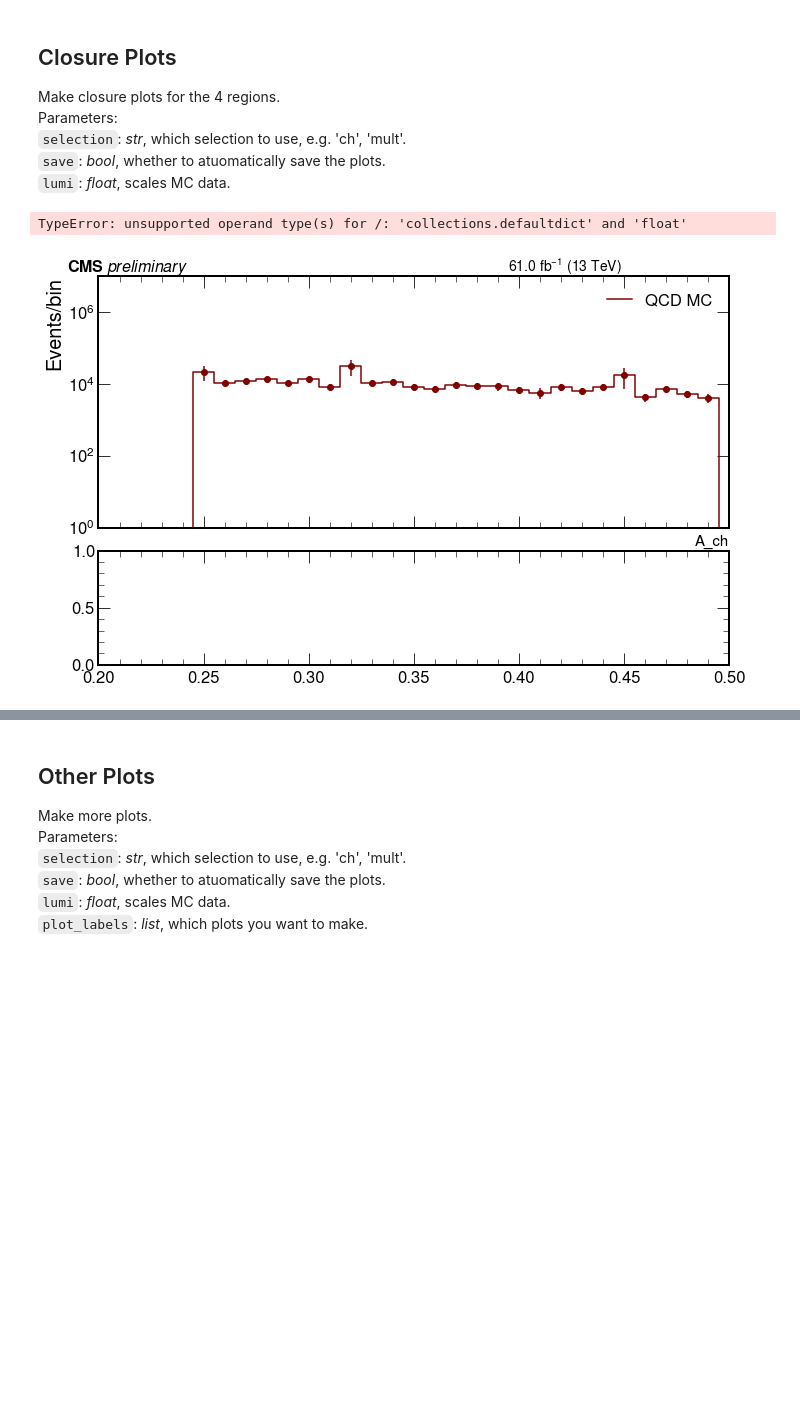
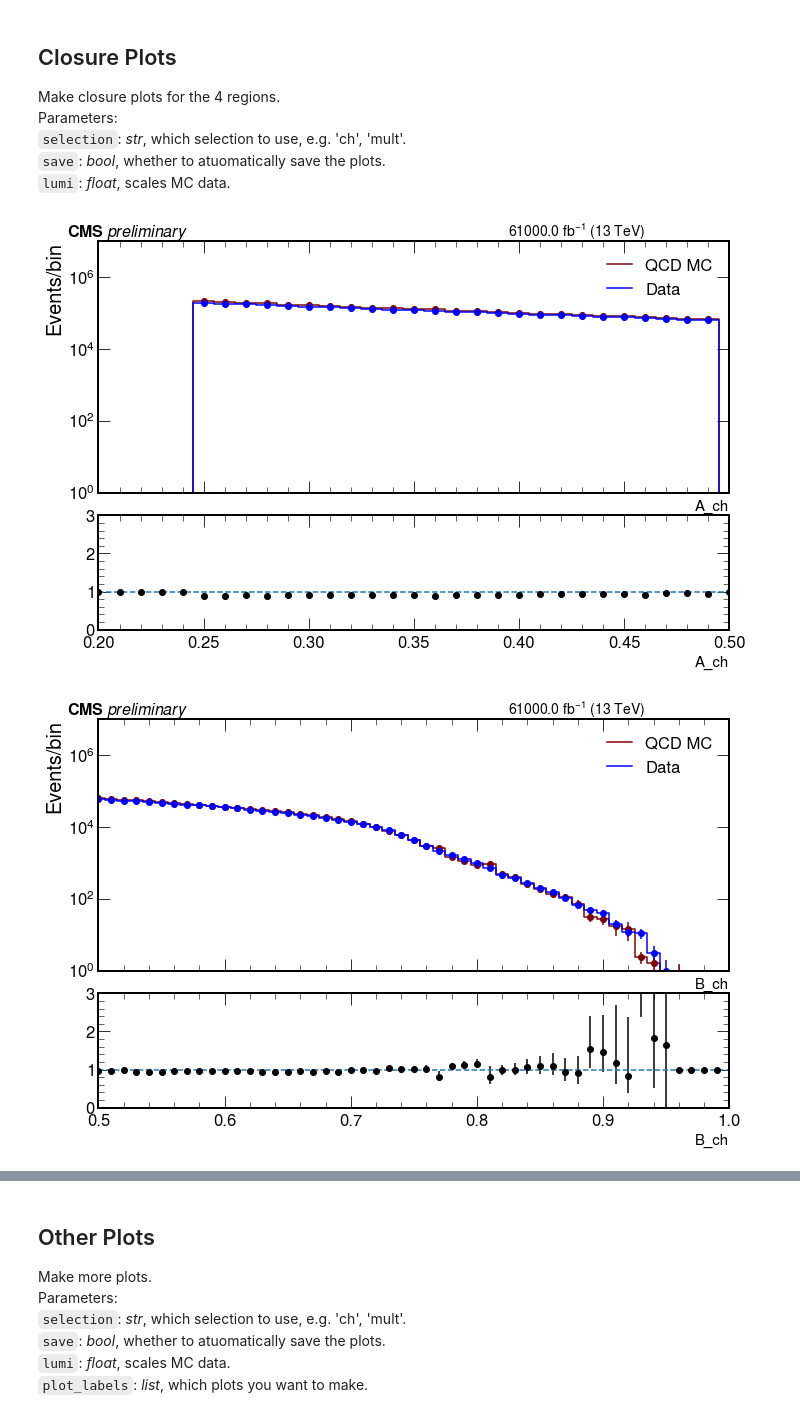
Before and after one commit to SUEPPhysics/SUEPCoffea_dask, a Jupyter notebook: plotting/plot_data.ipynb, the cells around one changed output, grey strips where cells are left out. Drawn from its saved outputs; the diff is of its cells as text; code cells hidden in the pictures; blank space fills up the shorter version.

```diff
--- a/plotting/plot_data.ipynb
+++ b/plotting/plot_data.ipynb
@@ -52,11 +41,13 @@ Some useful functions used throughout the notebook.
 `FIXME`: move these in a utils.py script? Add descriptions?
 # %%
 # function to load files from pickle
-def openpkl(infile_name, nlabels=1):
+def openpkl(infile_name):
     with (open(infile_name, "rb")) as openfile:
-        plots = pickle.load(openfile)
-        for i in range(nlabels -1):
-            plots.update(pickle.load(openfile))
+        while True:
+            try:
+                plots = pickle.load(openfile)
+            except EOFError:
+                break
     return plots
 
 def plot1d(h, ax, label, rebin=-1, color='midnightblue', lw=1):
@@ -197,7 +222,7 @@ Parameters:<br>
 ### Make ABCD plots and table based on selection (e.g. 'ch', 'mult')
 selection = 'ch'
 save = False
-lumi = 61
+lumi = 61000
 
 for plot_label in ['A_'+selection,'B_'+selection,'C_'+selection,'D_exp_'+selection,'D_obs_'+selection]:
 
@@ -208,15 +233,15 @@ for plot_label in ['A_'+selection,'B_'+selection,'C_'+selection,'D_exp_'+selecti
     hep.cms.label("Preliminary", data=True, year=2018)
 
     # QCD hist for ABCD region
-    #hdata = plots['data'][plot_label]
+    hdata = plots['data'][plot_label]
     hQCD_MC = plots['QCD_MC'][plot_label] * lumi
 
     # plot QCD, sum values and errs
-    #plot1d(hdata, ax, 'Data', color='maroon', lw=2)
+    plot1d(hdata, ax, 'Data', color='maroon', lw=2)
     plot1d(hQCD_MC, ax, 'QCD - MC', color='midnightblue', lw=2)
 
-    #data['data'][plot_label]["value"] = np.sum(hdata.values())
-    #data['data'][plot_label]["err"] = np.sum(np.sqrt(hdata.variances()))
+    data['data'][plot_label]["value"] = np.sum(hdata.values())
+    data['data'][plot_label]["err"] = np.sum(np.sqrt(hdata.variances()))
     data['QCD_MC'][plot_label]["value"] = np.sum(hQCD_MC.values())
     data['QCD_MC'][plot_label]["err"] = np.sum(np.sqrt(hQCD_MC.variances()))
 
@@ -246,14 +271,14 @@ Parameters:<br>
 ### Make ABCD plots and table based on selection (e.g. 'ch', 'mult')
 selection = 'ch'
 save = True
-lumi = 61
+lumi = 61000
 
 for plot_label in ['A_'+selection,'B_'+selection,'C_'+selection,'D_exp_'+selection,'D_obs_'+selection]:
 
     if 'D_obs' in plot_label and (not unblind): continue
 
     hQCD_MC = plots['QCD_MC'][plot_label]
-    #hdata = plots['data'][plot_label]
+    hdata = plots['data'][plot_label]
 
     #Set up variables for the stacked histogram
     plt.figure(figsize=(12,10))
@@ -266,10 +291,10 @@ for plot_label in ['A_'+selection,'B_'+selection,'C_'+selection,'D_exp_'+selecti
     ax1.step(x[:-1],QCD_MC, color='maroon',label="QCD MC", where='mid')
     ax1.errorbar(x[:-1],QCD_MC, yerr=hQCD_MC_errs, color="maroon".upper(), fmt='o')
 
-    # data, x = hdata.to_numpy()
-    # hdata_errs = np.sqrt(hdata.variances())
-    # ax1.step(x[:-1],data, color='blue',label="Data", where= 'mid')
-    # ax1.errorbar(x[:-1],data, yerr=hdata_errs, color="blue".upper(), fmt='o')
+    data, x = hdata.to_numpy()
+    hdata_errs = np.sqrt(hdata.variances())
+    ax1.step(x[:-1],data, color='blue',label="Data", where= 'mid')
+    ax1.errorbar(x[:-1],data, yerr=hdata_errs, color="blue".upper(), fmt='o')
 
 
     #Set parameters that will be used to make the plots prettier
@@ -296,32 +321,32 @@ for plot_label in ['A_'+selection,'B_'+selection,'C_'+selection,'D_exp_'+selecti
     #X and Y labels (Do not use the central matplotlob default), text, and legend
     ax1.set_xlabel(plot_label, x=1, ha='right', fontsize=15)
     ax1.set_ylabel("Events/bin", y=1, ha='right')
     cms_txt = ax1.text(
             lower_label, max_y*1.08, u"CMS $\it{preliminary}$",
             fontsize=16, fontweight='bold',
     )
 
     lumi_txt = ax1.text(
             upper_label, max_y*1.08, r"%.1f fb$^{-1}$ (13 TeV)" % lumi,
             fontsize=14,
     )
     ax1.legend()
 
     ax2 = plt.subplot2grid((4,1), (2,0),sharex=ax1)
     plt.setp(ax1.get_xticklabels(), visible=False)
 
     # calculate the upper and lower errors
     # suppress errors where the denonminator is 0
     QCD_MC = np.where(QCD_MC>0, QCD_MC, -1)
     yerrors_up = np.where(QCD_MC>0, data/QCD_MC - (data-hdata_errs)/(QCD_MC+hQCD_MC_errs), np.nan)
     yerrors_low = np.where(QCD_MC>0, (data+hdata_errs)/(QCD_MC-hQCD_MC_errs) - data/QCD_MC, np.nan)
     yerrors = [yerrors_up, yerrors_low]
 
     ax2.errorbar(x[:-1],np.where((data>0) & (QCD_MC>0),data/QCD_MC,1),yerr=yerrors, color="black", fmt='o')
     ax2.axhline(1, ls="--")
     ax2.set_ylim(0,3)
     ax2.set_xlabel(plot_label, fontsize=15)
     if save: plt.savefig(output_label + "_" + plot_label+ "_closure_"+selection+file_ext)
 # %% [output]
-TypeError: unsupported operand type(s) for /: 'collections.defaultdict' and 'float'
-[figure, old version]
+[figure, new version]
+[figure, added]
```
Also changed, not shown: parts of 8 cells of this notebook, 10 other files.
